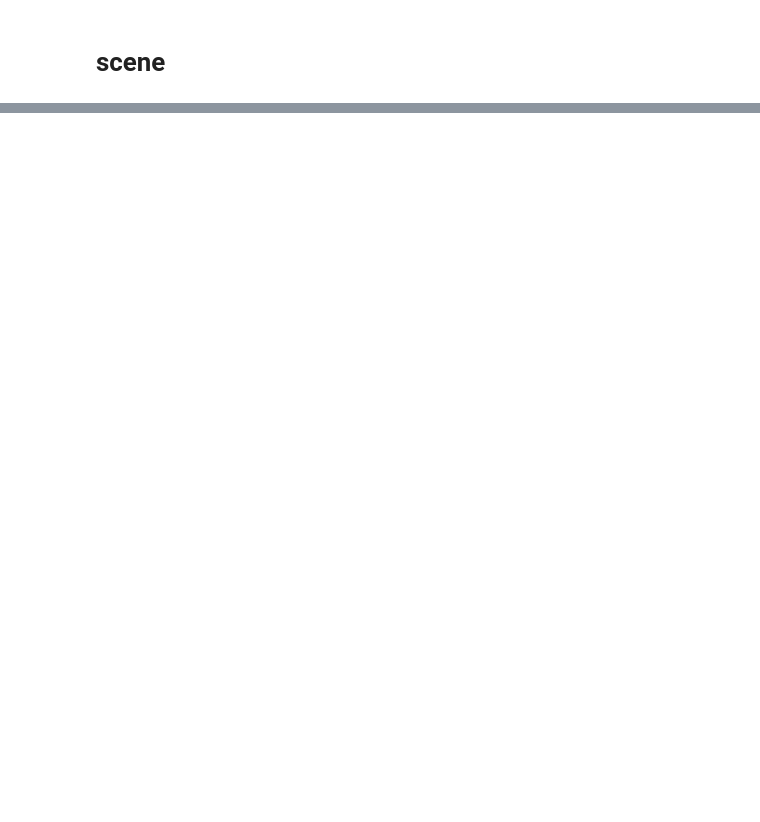
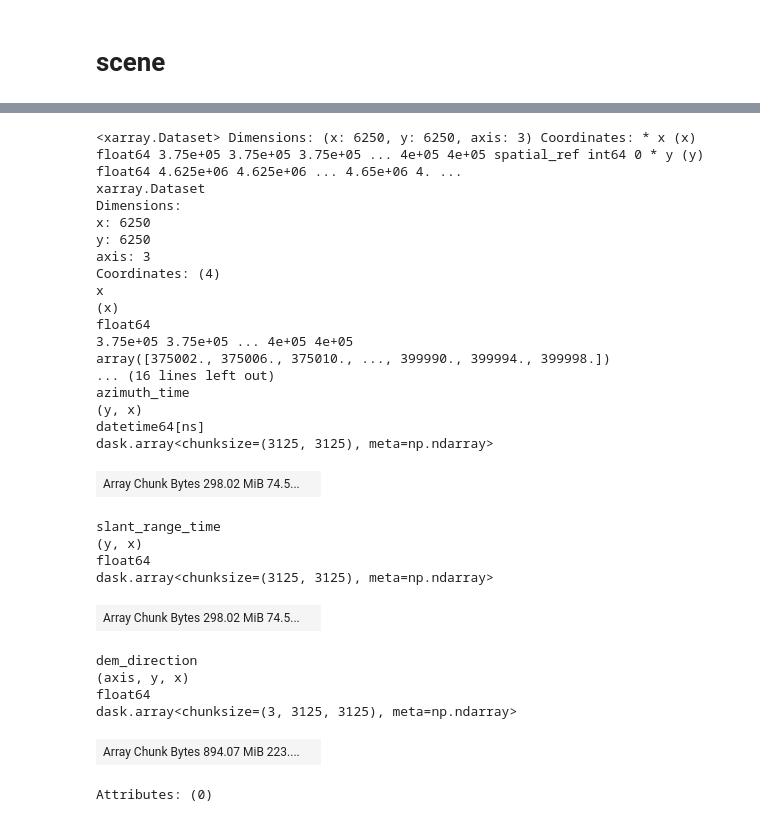
Before and after one commit to bopen/sarsen, a Jupyter notebook: notebooks/S1-SLC-SM-backward-geocode.ipynb, the cells around one changed output, grey strips where cells are left out. Saved outputs shown, nothing was run; the diff lists cells and outputs as text; code cells hidden in the pictures; blank space fills up the shorter version.

```diff
--- a/notebooks/S1-SLC-SM-backward-geocode.ipynb
+++ b/notebooks/S1-SLC-SM-backward-geocode.ipynb
@@ -61,6 +170,5 @@ measurement
 # %%
-calibration = xr.open_dataset(
-    product_urlpath, engine="sentinel-1", group=calibration_group
-)
-beta_nought_lut = calibration.betaNought
-beta_nought_lut
+%%time
+acquisition = apps.simulate_acquisition(position_ecef, dem_ecef)
+acquisition
+# %% [output]
@@ -67,2 +177,31 @@ beta_nought_lut
+<xarray.Dataset> Dimensions: (x: 6250, y: 6250, axis: 3) Coordinates: * x (x) float64 3.75e+05 3.75e+05 3.75e+05 ... 4e+05 4e+05 spatial_ref int64 0 * y (y) float64 4.625e+06 4.625e+06 ... 4.65e+06 4. ...
+xarray.Dataset
+Dimensions:
+x: 6250
+y: 6250
+axis: 3
+Coordinates: (4)
+x
+(x)
+float64
+3.75e+05 3.75e+05 ... 4e+05 4e+05
+array([375002., 375006., 375010., ..., 399990., 399994., 399998.])
+... (16 lines left out)
+azimuth_time
+(y, x)
+datetime64[ns]
+dask.array<chunksize=(3125, 3125), meta=np.ndarray>
+| Array Chunk Bytes 298.02 MiB 74.5... |  |
+slant_range_time
+(y, x)
+float64
+dask.array<chunksize=(3125, 3125), meta=np.ndarray>
+| Array Chunk Bytes 298.02 MiB 74.5... |  |
+dem_direction
+(axis, y, x)
+float64
+dask.array<chunksize=(3, 3125, 3125), meta=np.ndarray>
+| Array Chunk Bytes 894.07 MiB 223.... |  |
+Attributes: (0)
 # %%
 %%time
```
Also changed, not shown: parts of 27 cells of this notebook, 3 other files.
